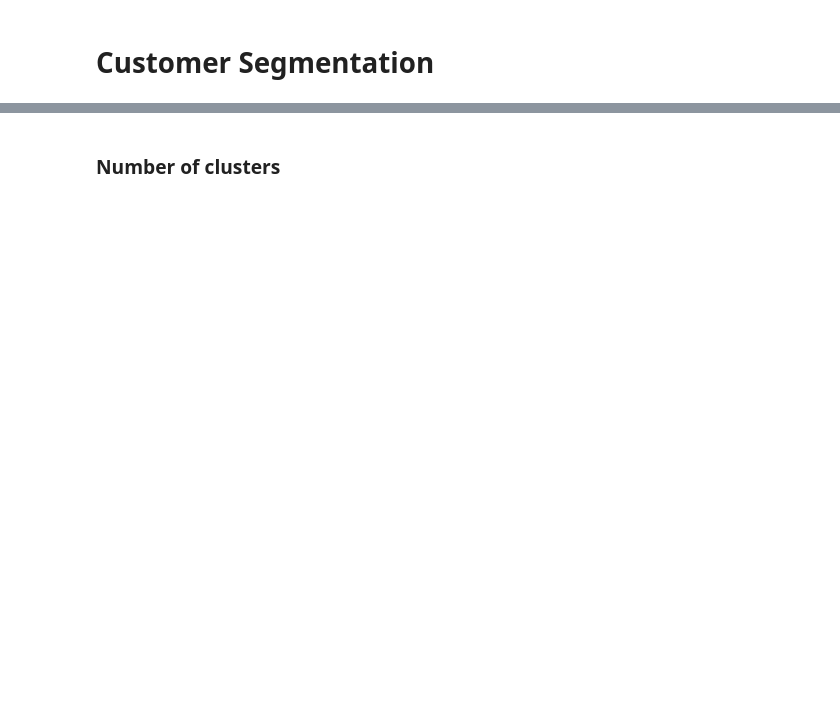
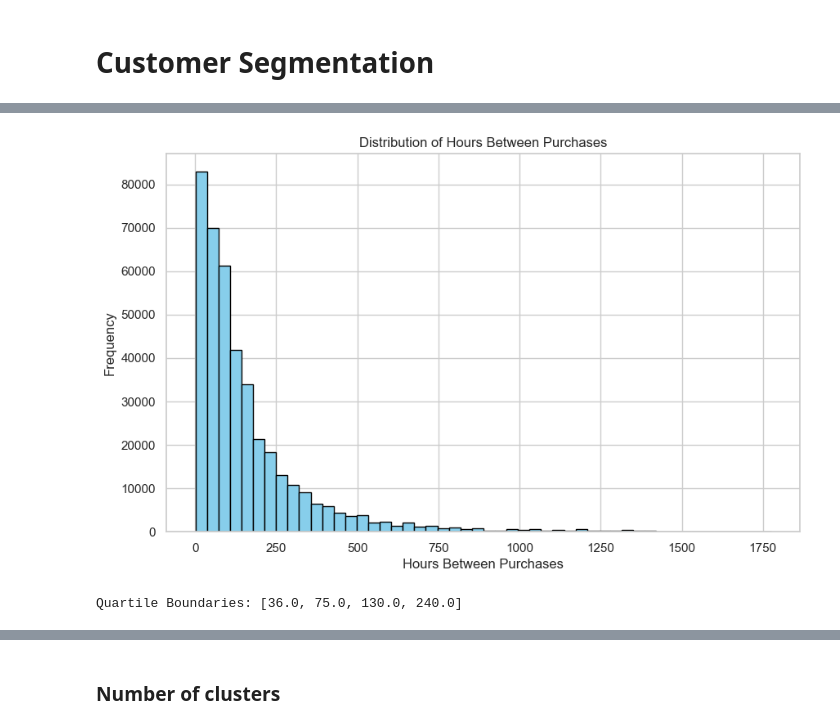
Before and after one commit to aldensiol/FashoReco, a Jupyter notebook: customer-segmentation.ipynb, the cells around one changed output, grey strips where cells are left out. Cells and saved outputs as stored; diff of their text form; code cells hidden in the pictures; blank space fills up the shorter version.

```diff
--- a/customer-segmentation.ipynb
+++ b/customer-segmentation.ipynb
@@ -13,6 +15,18 @@ df_t_val_fe = pd.read_pickle('data/df_t_val_fe.pkl')
 df_c_test_fe = pd.read_pickle('data/df_c_test_fe.pkl')
 df_t_test_fe = pd.read_pickle('data/df_t_test_fe.pkl')
 df_customers = pd.read_csv('data/customers.csv')
+# %%
+# drop NA values and non-useful columns
+cleaned_customers_df = df_customers.dropna(
+    subset=["customer_id", "postal_code", "age", "fashion_news_frequency", "club_member_status"]).drop(columns=["FN", "postal_code", "club_member_status", "Active"])
+
+# change "NONE" and "nan" values to "None"
+cleaned_customers_df["fashion_news_frequency"] = df_customers["fashion_news_frequency"].replace({"NONE": "None", "None": "None"})
+# %%
+# merge df_c_train_fe with cleaned_customers_df to get age
+df_c_train_fe = pd.merge(cleaned_customers_df, df_c_train_fe, on='customer_id', how='inner')
+df_c_val_fe = pd.merge(cleaned_customers_df, df_c_val_fe, on='customer_id', how='inner')
+df_c_test_fe = pd.merge(cleaned_customers_df, df_c_test_fe, on='customer_id', how='inner')
 # %%
 # # Display the head of each DataFrame
 # print("Head of df_i_fe:")
@@ -35,9 +49,3 @@ df_customers = pd.read_csv('data/customers.csv')
 
 # print("Head of df_t_test_fe:")
 # df_t_test_fe.head()
-# %%
-# Get age as a feature as well
-df_customers = df_customers.drop(columns=["FN", "Active", "club_member_status", "fashion_news_frequency", "postal_code"])
-
-# merge df_c_train_fe with df_customers to get age
-df_c_train_fe = pd.merge(df_customers, df_c_train_fe, on='customer_id', how='inner')
@@ -74,0 +75,26 @@ Length: 3273, dtype: timedelta64[ns]
+# %%
+# Exclude "Never"
+df_filtered = df_c_train_fe[df_c_train_fe['hours_between_purchases'] != 8760.0]
+
+sns.set(style="whitegrid")
+
+# Plotting the histogram
+plt.figure(figsize=(10, 6))
+plt.hist(df_filtered['hours_between_purchases'], bins=50, color='skyblue', edgecolor='black')
+
+plt.title('Distribution of Hours Between Purchases')
+plt.xlabel('Hours Between Purchases')
+plt.ylabel('Frequency')
+
+# Show the plot
+plt.show()
+# %% [output]
+[figure, added]
+# %%
+# Calculate 5 Quantiles (20th, 40th, 60th, 80th percentiles)
+quantiles = df_filtered['hours_between_purchases'].quantile([0.2, 0.4, 0.6, 0.8]).to_list()
+
+# Print the calculated boundaries
+print(f"Quartile Boundaries: {quantiles}")
+# %% [output]
+Quartile Boundaries: [36.0, 75.0, 130.0, 240.0]
```
Also changed, not shown: parts of 16 cells of this notebook, 1 other file.
